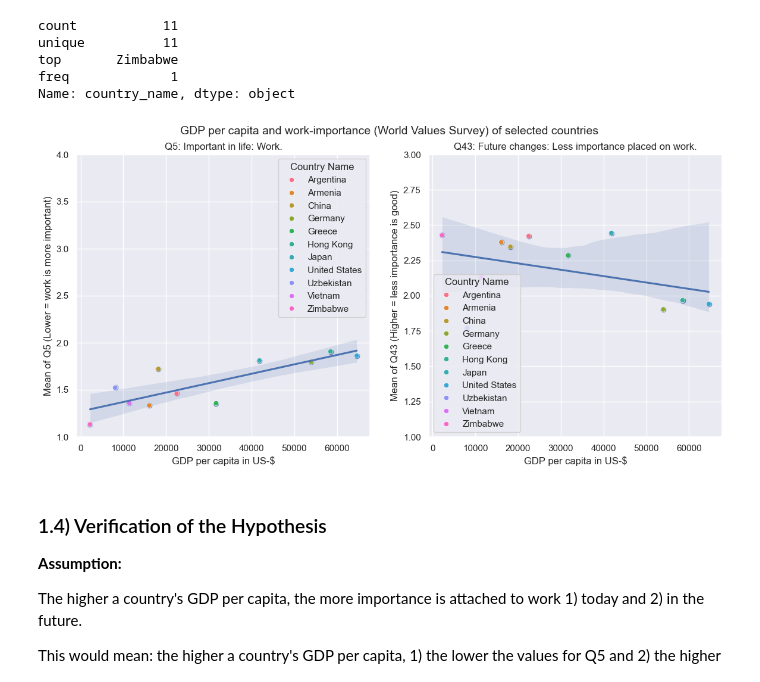
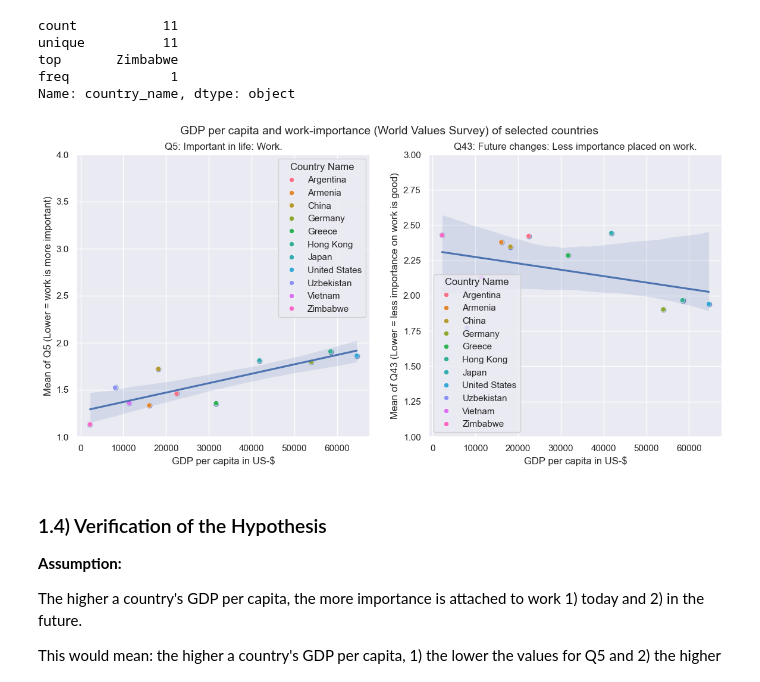
Before and after one commit to newjonny/world-values-survey-pandas-notebook, a Jupyter notebook: analysis.ipynb, the cells around one changed output. Drawn from its saved outputs; the diff is of its cells as text; code cells hidden in the pictures.

```diff
--- a/analysis.ipynb
+++ b/analysis.ipynb
@@ -371,35 +371,35 @@ q5_plot.set_xlabel("GDP per capita in US-$")
 q5_plot.set_title("Q5: Important in life: Work.")
 
 sns.regplot(x="gdp_per_capita",
             y="mean_q43",
             #hue="country_iso",
             ax=axs[1],
             #sizes=(40, 400),
             ci=95,
             data=economy_analysis_df
 )
 q43_plot = sns.scatterplot(x="gdp_per_capita",
             y="mean_q43",
             hue="country_name",
             hue_order=unique_country_names,
             ax=axs[1],
             #sizes=(40, 400),
             data=economy_analysis_df
 )
 q43_plot.set_ylim(bottom=1, top=3)
-q43_plot.set_ylabel("Mean of Q43 (Higher = less importance is good)")
+q43_plot.set_ylabel("Mean of Q43 (Lower = less importance on work is good)")
 q43_plot.set_xlabel("GDP per capita in US-$")
 q43_plot.set_title("Q43: Future changes: Less importance placed on work.")
 
 axs[0].legend(title="Country Name")
 axs[1].legend(title="Country Name")
 
 fig.suptitle('GDP per capita and work-importance (World Values Survey) of selected countries', fontsize=14)
 fig.subplots_adjust(top=0.9)
 
 plt.show()
 # %% [output]
-[figure, old version]
+[figure, new version]
 # %% [markdown]
 ### 1.4) Verification of the Hypothesis
 **Assumption:**
```
Also changed, not shown: parts of 3 cells of this notebook.
